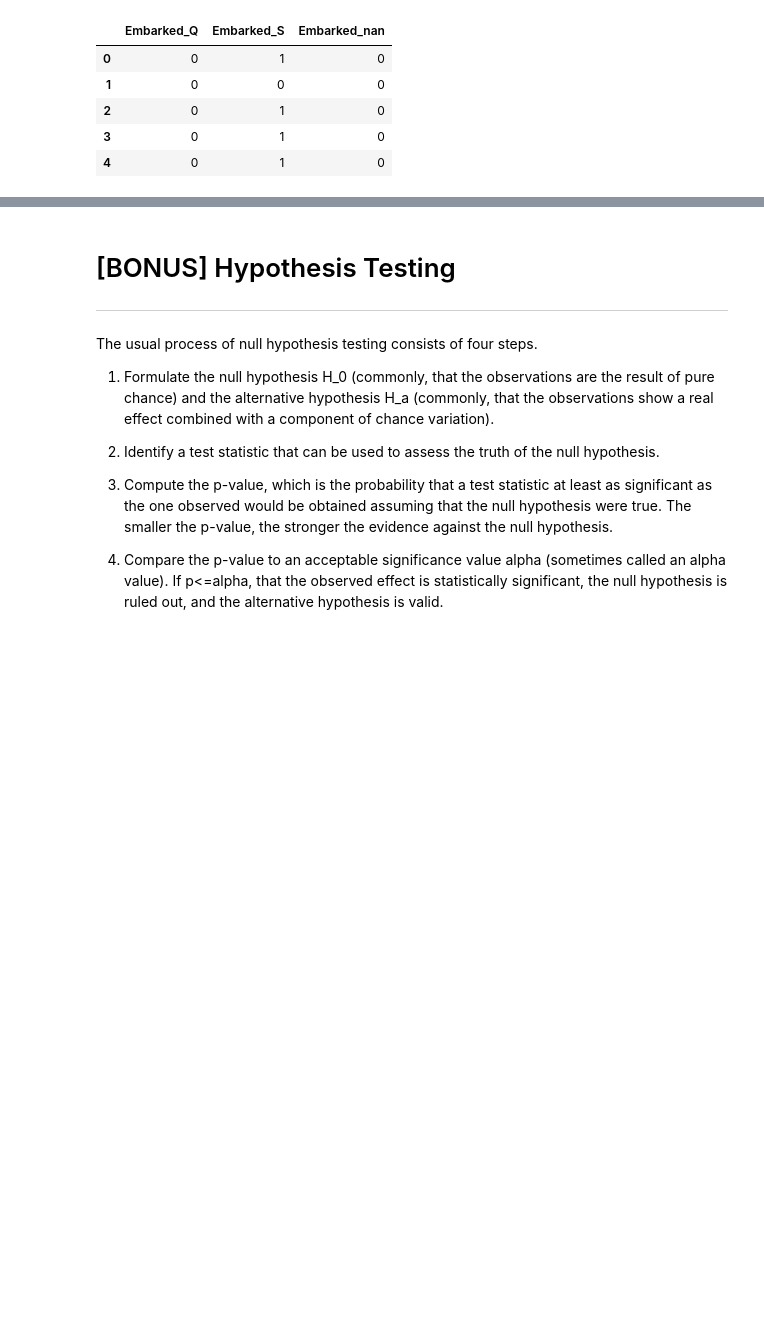
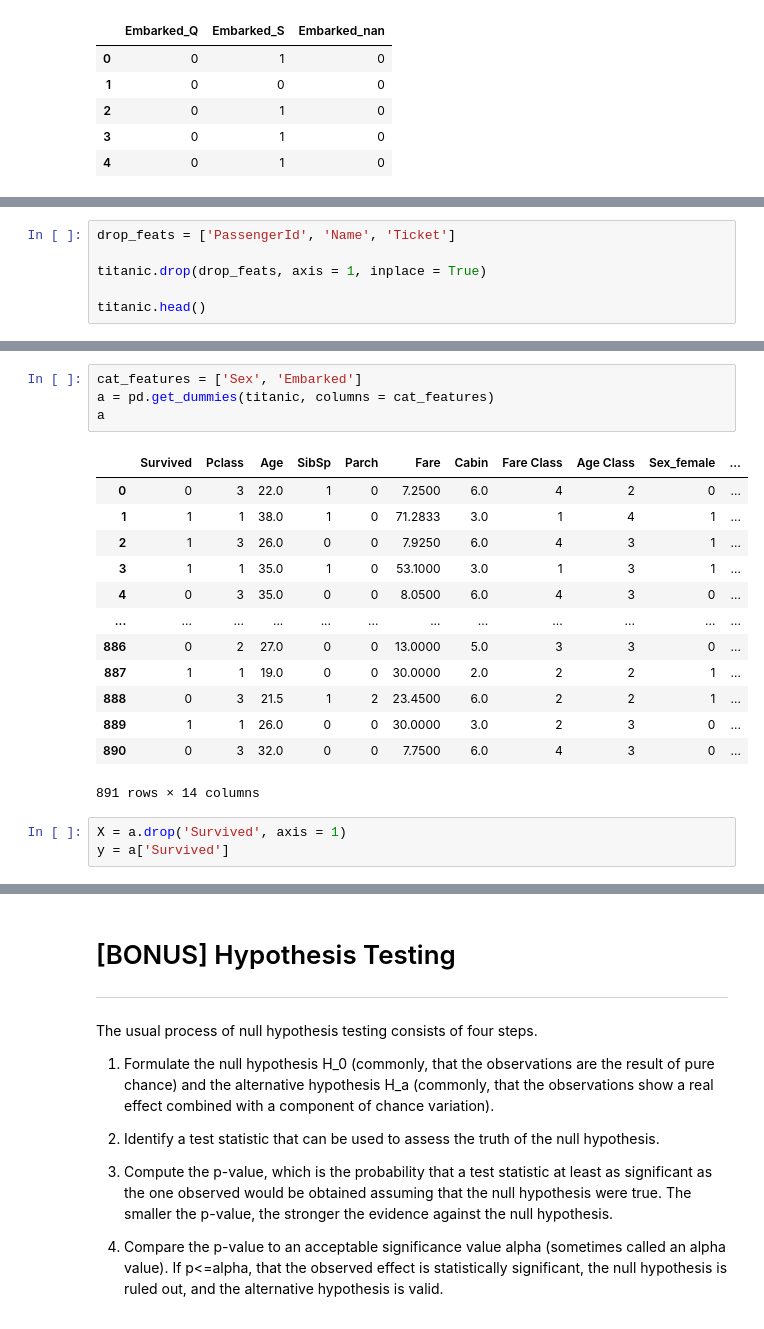
Before and after one commit to darrylrusli/kaggle_exercise, a Jupyter notebook: Kaggle_One_Hot_Encoding.ipynb, the cells around one changed output, grey strips where cells are left out. Saved outputs shown, nothing was run; the diff lists cells and outputs as text; blank space fills up the shorter version.

```diff
--- a/Kaggle_One_Hot_Encoding.ipynb
+++ b/Kaggle_One_Hot_Encoding.ipynb
@@ -601,0 +628,6 @@ pd.get_dummies(data, drop_first = True, dummy_na = True).head()
+# %%
+drop_feats = ['PassengerId', 'Name', 'Ticket']
+
+titanic.drop(drop_feats, axis = 1, inplace = True)
+
+titanic.head()
@@ -601,0 +641,21 @@ pd.get_dummies(data, drop_first = True, dummy_na = True).head()
+# %%
+cat_features = ['Sex', 'Embarked']
+a = pd.get_dummies(titanic, columns = cat_features)
+a
+# %% [output]
+|  | Survived | Pclass | Age | SibSp | Parch | Fare | Cabin | Fare Class | Age Class | Sex_female | ... |
+| 0 | 0 | 3 | 22.0 | 1 | 0 | 7.2500 | 6.0 | 4 | 2 | 0 | ... |
+| 1 | 1 | 1 | 38.0 | 1 | 0 | 71.2833 | 3.0 | 1 | 4 | 1 | ... |
+| 2 | 1 | 3 | 26.0 | 0 | 0 | 7.9250 | 6.0 | 4 | 3 | 1 | ... |
+| 3 | 1 | 1 | 35.0 | 1 | 0 | 53.1000 | 3.0 | 1 | 3 | 1 | ... |
+| 4 | 0 | 3 | 35.0 | 0 | 0 | 8.0500 | 6.0 | 4 | 3 | 0 | ... |
+| ... | ... | ... | ... | ... | ... | ... | ... | ... | ... | ... | ... |
+| 886 | 0 | 2 | 27.0 | 0 | 0 | 13.0000 | 5.0 | 3 | 3 | 0 | ... |
+| 887 | 1 | 1 | 19.0 | 0 | 0 | 30.0000 | 2.0 | 2 | 2 | 1 | ... |
+| 888 | 0 | 3 | 21.5 | 1 | 2 | 23.4500 | 6.0 | 2 | 2 | 1 | ... |
+| 889 | 1 | 1 | 26.0 | 0 | 0 | 30.0000 | 3.0 | 2 | 3 | 0 | ... |
+| 890 | 0 | 3 | 32.0 | 0 | 0 | 7.7500 | 6.0 | 4 | 3 | 0 | ... |
+891 rows × 14 columns
+# %%
+X = a.drop('Survived', axis = 1)
+y = a['Survived']
```
Also changed, not shown: parts of 27 cells of this notebook.
